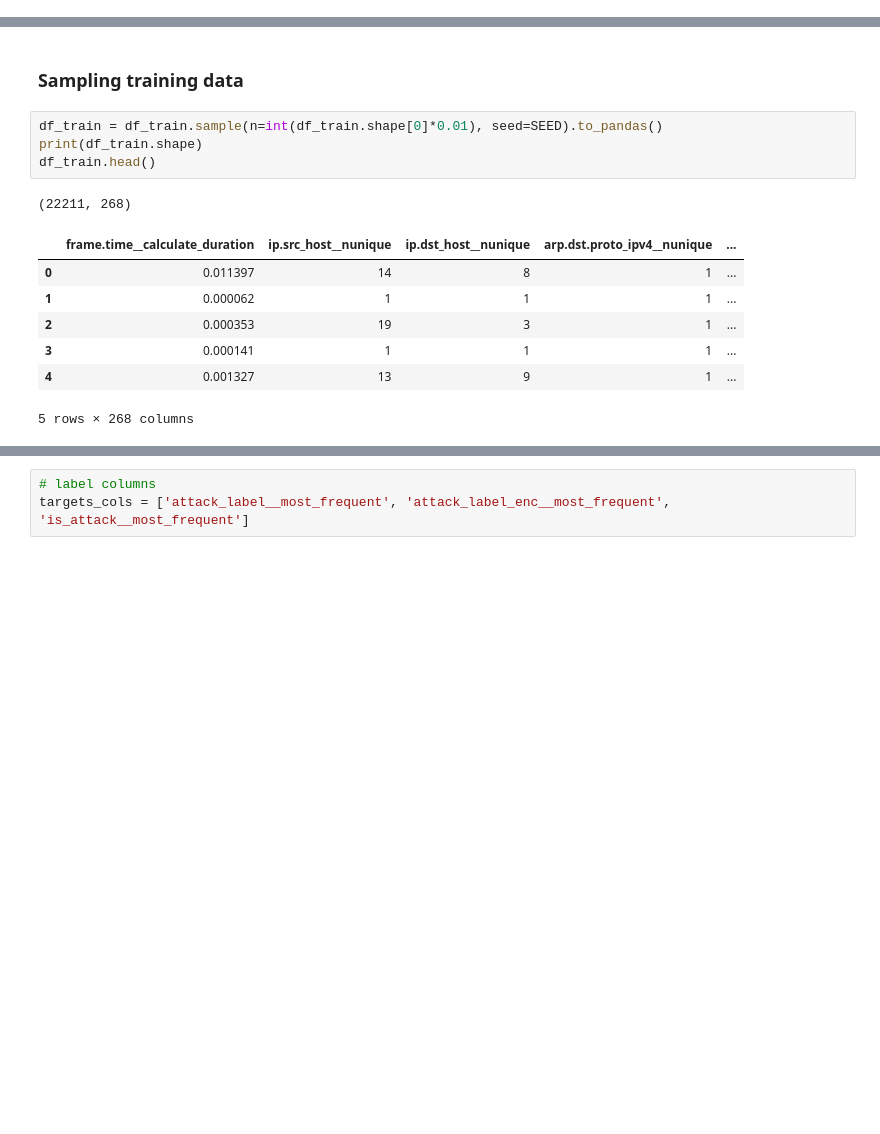
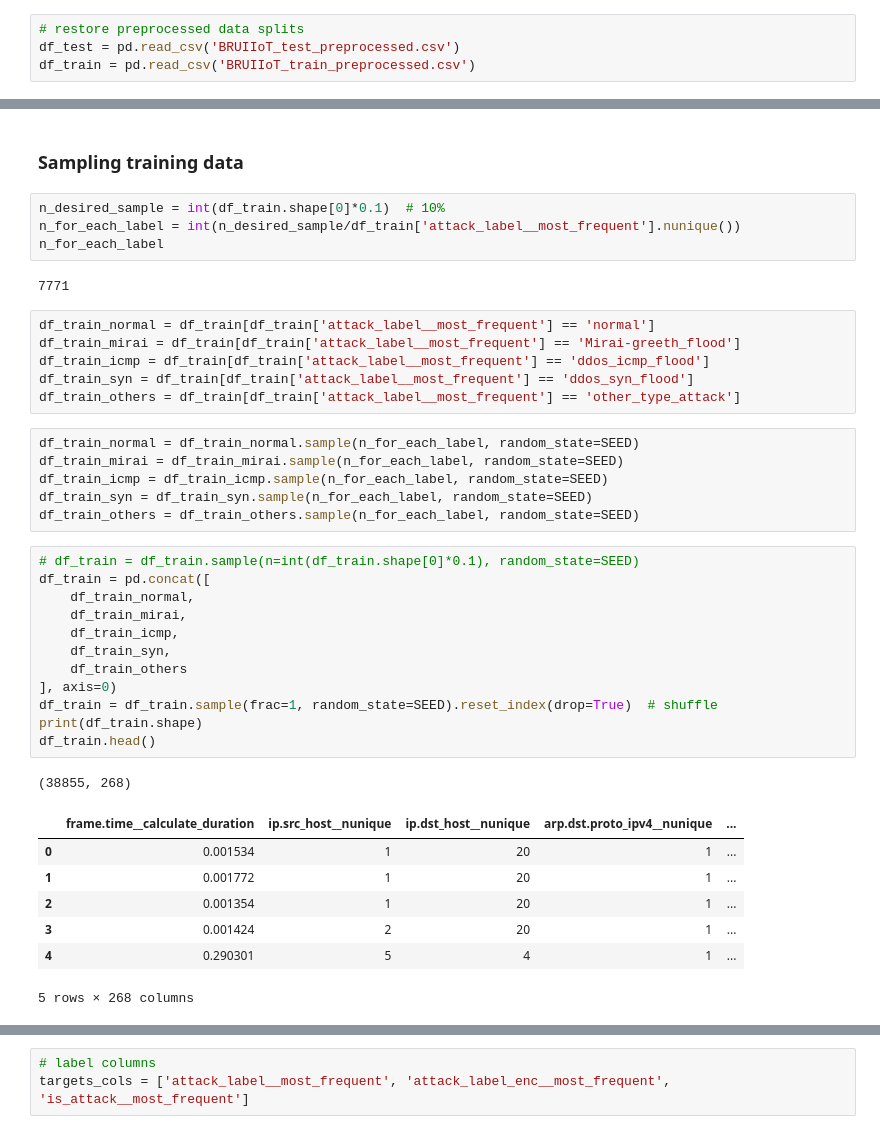
Before and after one commit to vichShir/efficient-multistage-pipeline-iiot, a Jupyter notebook: BRUIIoT_draft.ipynb, the cells around one changed output, grey strips where cells are left out. Drawn from its saved outputs; the diff is of its cells as text; blank space fills up the shorter version.

```diff
--- a/BRUIIoT_draft.ipynb
+++ b/BRUIIoT_draft.ipynb
@@ -142,0 +287,4 @@ df_train = pl.read_csv('BRUIIoT_train.csv')
+# %%
+# restore preprocessed data splits
+df_test = pd.read_csv('BRUIIoT_test_preprocessed.csv')
+df_train = pd.read_csv('BRUIIoT_train_preprocessed.csv')
@@ -143,15 +303,41 @@ df_train = pl.read_csv('BRUIIoT_train.csv')
 # %% [markdown]
 ### Sampling training data
+# %%
+n_desired_sample = int(df_train.shape[0]*0.1)  # 10%
+n_for_each_label = int(n_desired_sample/df_train['attack_label__most_frequent'].nunique())
+n_for_each_label
+# %% [output]
+7771
+# %%
+df_train_normal = df_train[df_train['attack_label__most_frequent'] == 'normal']
+df_train_mirai = df_train[df_train['attack_label__most_frequent'] == 'Mirai-greeth_flood']
+df_train_icmp = df_train[df_train['attack_label__most_frequent'] == 'ddos_icmp_flood']
+df_train_syn = df_train[df_train['attack_label__most_frequent'] == 'ddos_syn_flood']
+df_train_others = df_train[df_train['attack_label__most_frequent'] == 'other_type_attack']
+# %%
+df_train_normal = df_train_normal.sample(n_for_each_label, random_state=SEED)
+df_train_mirai = df_train_mirai.sample(n_for_each_label, random_state=SEED)
+df_train_icmp = df_train_icmp.sample(n_for_each_label, random_state=SEED)
+df_train_syn = df_train_syn.sample(n_for_each_label, random_state=SEED)
+df_train_others = df_train_others.sample(n_for_each_label, random_state=SEED)
 # %%
-df_train = df_train.sample(n=int(df_train.shape[0]*0.01), seed=SEED).to_pandas()
+# df_train = df_train.sample(n=int(df_train.shape[0]*0.1), random_state=SEED)
+df_train = pd.concat([
+    df_train_normal,
+    df_train_mirai,
+    df_train_icmp,
+    df_train_syn,
+    df_train_others
+], axis=0)
+df_train = df_train.sample(frac=1, random_state=SEED).reset_index(drop=True)  # shuffle
 print(df_train.shape)
 df_train.head()
 # %% [output]
-(22211, 268)
+(38855, 268)
 |  | frame.time__calculate_duration | ip.src_host__nunique | ip.dst_host__nunique | arp.dst.proto_ipv4__nunique | ... |
-| 0 | 0.011397 | 14 | 8 | 1 | ... |
-| 1 | 0.000062 | 1 | 1 | 1 | ... |
-| 2 | 0.000353 | 19 | 3 | 1 | ... |
-| 3 | 0.000141 | 1 | 1 | 1 | ... |
-| 4 | 0.001327 | 13 | 9 | 1 | ... |
+| 0 | 0.001534 | 1 | 20 | 1 | ... |
+| 1 | 0.001772 | 1 | 20 | 1 | ... |
+| 2 | 0.001354 | 1 | 20 | 1 | ... |
+| 3 | 0.001424 | 2 | 20 | 1 | ... |
+| 4 | 0.290301 | 5 | 4 | 1 | ... |
 5 rows × 268 columns
```
Also changed, not shown: parts of 67 cells of this notebook.
